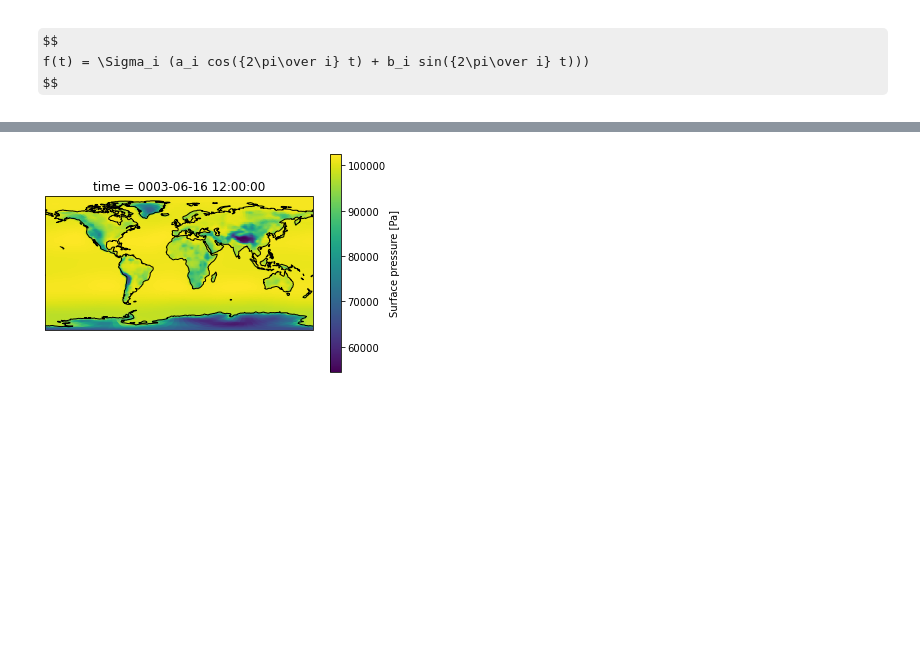
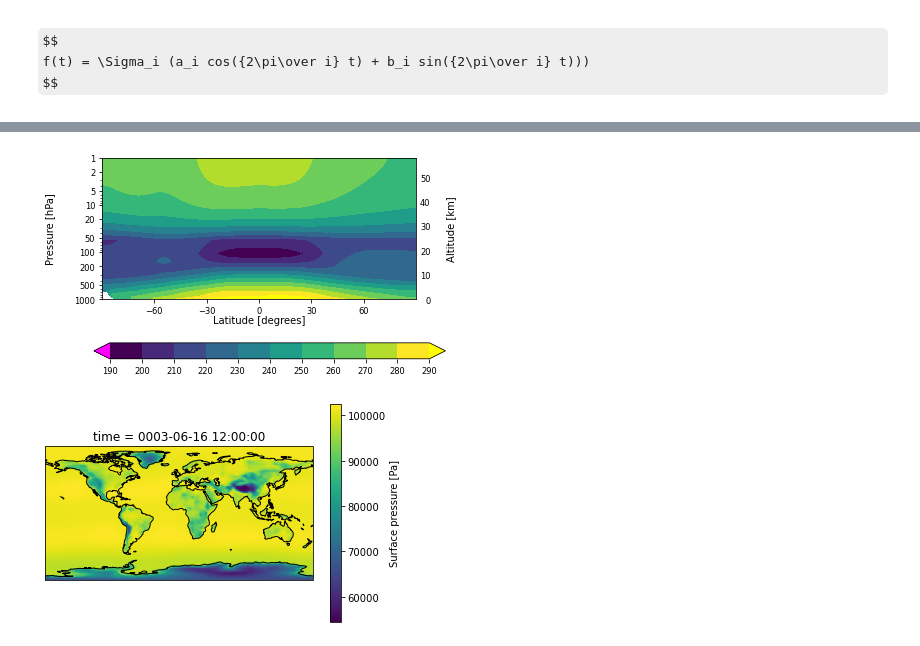
Before and after one commit to philrasch/PhilsPython, a Jupyter notebook: Examples/testing_python3.ipynb, the cells around one changed output, grey strips where cells are left out. Cells and saved outputs as stored; diff of their text form; code cells hidden in the pictures; some formulas as TeX source; blank space fills up the shorter version.

```diff
--- a/Examples/testing_python3.ipynb
+++ b/Examples/testing_python3.ipynb
@@ -204,3 +254,11 @@ plt.show()
+# %%
+ToutZ = Tout.mean(dim='lon')
+lev = ToutZ['plev']
+lat = ToutZ['lat']
+vals = ToutZ.values
+plotZMf(vals, lat, lev)
+# %% [output]
+[figure, added]
 # %%
 da = DS.PS# Draw coastlines of the Earth
 ax = plt.axes(projection=ccrs.PlateCarree())
```
Also changed, not shown: parts of 16 cells of this notebook.
